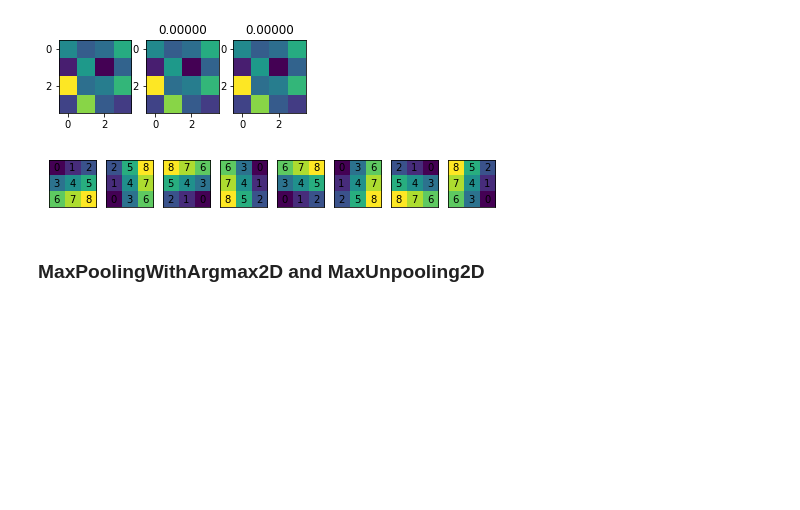
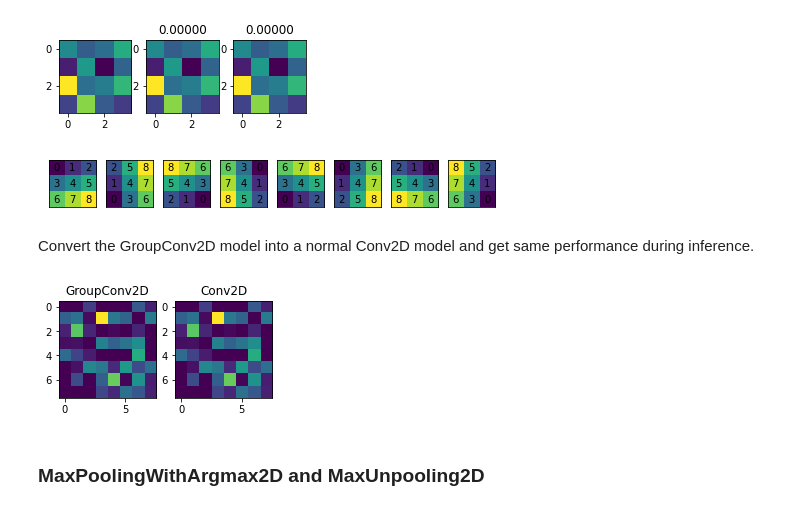
Before and after one commit to mvoelk/keras_layers, a Jupyter notebook: examples.ipynb, the cells around one changed output. Drawn from its saved outputs; the diff is of its cells as text; code cells hidden in the pictures; blank space fills up the shorter version.

Commit message:
GroupConv2D can be converted into Conv2D

```diff
--- a/examples.ipynb
+++ b/examples.ipynb
@@ -97,6 +97,42 @@ def plot_indices(indices):
 plot_indices(model.layers[1].indices)
 # %% [output]
 [figure]
+# %% [markdown]
+Convert the GroupConv2D model into a normal Conv2D model and get same performance during inference.
+# %%
+from layers import GroupConv2D, Conv2D
+
+input_shape = (8,8,2)
+
+d = np.random.randn(1, *input_shape)
+
+x = x_in = Input(input_shape)
+x = GroupConv2D(12, 3, group='D4', padding='same', activation='relu')(x)
+x = GroupConv2D(12, 3, group='D4', padding='same', activation='relu')(x)
+s = x.shape
+x = Reshape((s[1], s[2], -1))(x)
+model_1 = Model(x_in, x)
+
+y_pred_1 = model_1(d)
+
+x = x_in = Input(input_shape)
+x = Conv2D(12*8, 3, padding='same', activation='relu')(x)
+x = Conv2D(12*8, 3, padding='same', activation='relu')(x)
+model_2 = Model(x_in, x)
+
+for i in [1,2]:
+    model_2.layers[i].set_weights([model_1.layers[i].transformed_kernel])
+
+y_pred_2 = model_2(d)
+
+plt.figure(figsize=(8,2))
+plt.subplot(141); plt.title('GroupConv2D')
+plt.imshow(y_pred_1[0,:,:,0])
+plt.subplot(142); plt.title('Conv2D')
+plt.imshow(y_pred_2[0,:,:,0])
+plt.show()
+# %% [output]
+[figure, added]
 # %% [markdown]
 ### MaxPoolingWithArgmax2D and MaxUnpooling2D
 # %%
```
Also changed, not shown: 2 other files.
